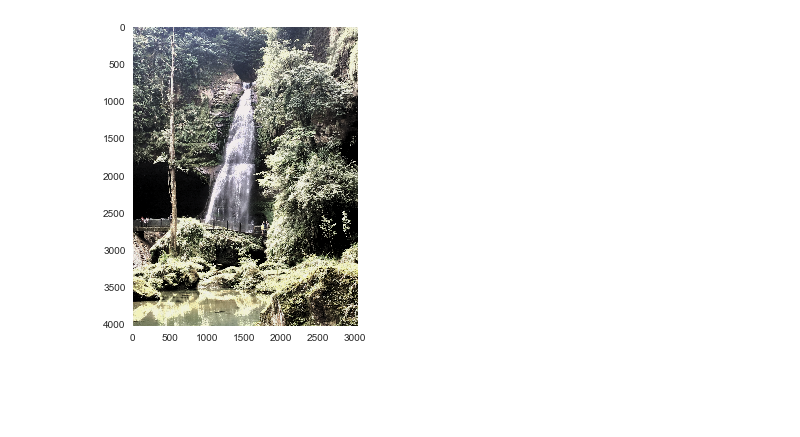
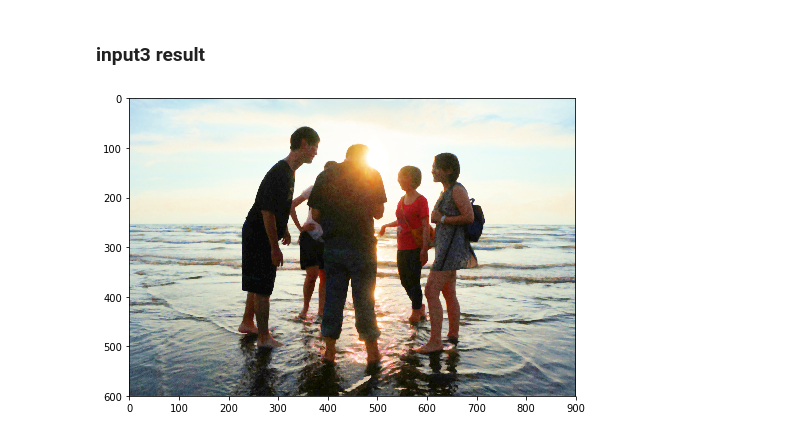
Before and after one commit to NCTUyoung/DIP_HW3, a Jupyter notebook: DIP_hw3.ipynb, the cells around one changed output. Cells and saved outputs as stored; diff of their text form; code cells hidden in the pictures; blank space fills up the shorter version.

```diff
--- a/DIP_hw3.ipynb
+++ b/DIP_hw3.ipynb
@@ -1,10 +16,9 @@
 # %%
 %matplotlib inline
 import PIL as PIL
-
 import numpy as np
 import matplotlib.pyplot as plt
-import seaborn as sns
+import cv2
 im = PIL.Image.open('input1.bmp')
 im = np.asarray(im)
 im2 = PIL.Image.open('input2.bmp')
@@ -17,3 +31,5 @@ from skimage import filters
 from skimage import data,exposure,color
 from skimage.morphology import disk
 from skimage.filters.rank import median
+from scipy.ndimage import gaussian_filter
+plt.rcParams["figure.figsize"] = [8,6]
@@ -81,0 +144,28 @@ np.mean(im_hsv2[:,:,0])
+# %%
+# 具有椒鹽雜訊，先過中值濾波
+med = im3.copy()
+med[:,:,0] = median(im3[:,:,0], disk(2))
+med[:,:,1] = median(im3[:,:,1], disk(2))
+med[:,:,2] = median(im3[:,:,2], disk(2))
+im3_hsv = color.rgb2hsv(med)
+# 連續做6次Log轉換，提升暗處亮度
+im3_hsv[:,:,2] = np.log2(1.0+im3_hsv[:,:,2])
+im3_hsv[:,:,2] = np.log2(1.0+im3_hsv[:,:,2])
+im3_hsv[:,:,2] = np.log2(1.0+im3_hsv[:,:,2])
+im3_hsv[:,:,2] = np.log2(1.0+im3_hsv[:,:,2])
+im3_hsv[:,:,2] = np.log2(1.0+im3_hsv[:,:,2])
+im3_hsv[:,:,2] = np.log2(1.0+im3_hsv[:,:,2])
+
+im3_rgb = color.hsv2rgb(im3_hsv)*255.0
+
+
+output3 = im3_rgb.astype(np.uint8)
+
+o3 = PIL.Image.fromarray(output3)
+o3.save('output3.bmp')
+
+f,ax = plt.subplots(3,1)
+ax[0].hist(output3[:,:,0].flatten(),bins=256,color='R',normed=True)
+ax[1].hist(output3[:,:,1].flatten(),bins=256,color='G',normed=True)
+ax[2].hist(output3[:,:,2].flatten(),bins=256,color='B',normed=True)
+f.show()
@@ -82,6 +174,7 @@ np.mean(im_hsv2[:,:,0])
+# %% [markdown]
+### input3 result<a name="input3-result" />
 # %%
-plt.imshow(med_eq_rgb2)
-plt.grid(False)
+plt.imshow(output3)
 plt.show()
 # %% [output]
-[figure, old version]
+[figure, new version]
```
Also changed, not shown: parts of 27 cells of this notebook.
